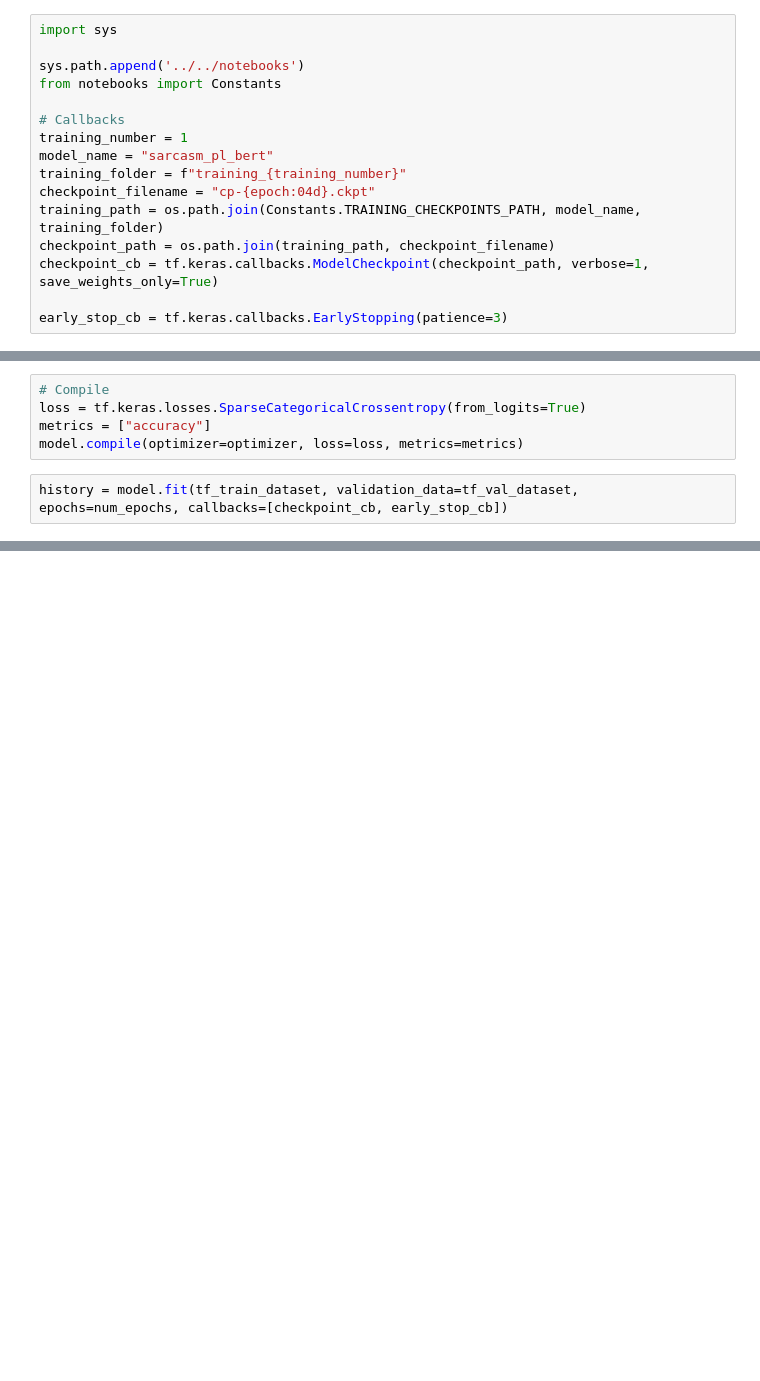
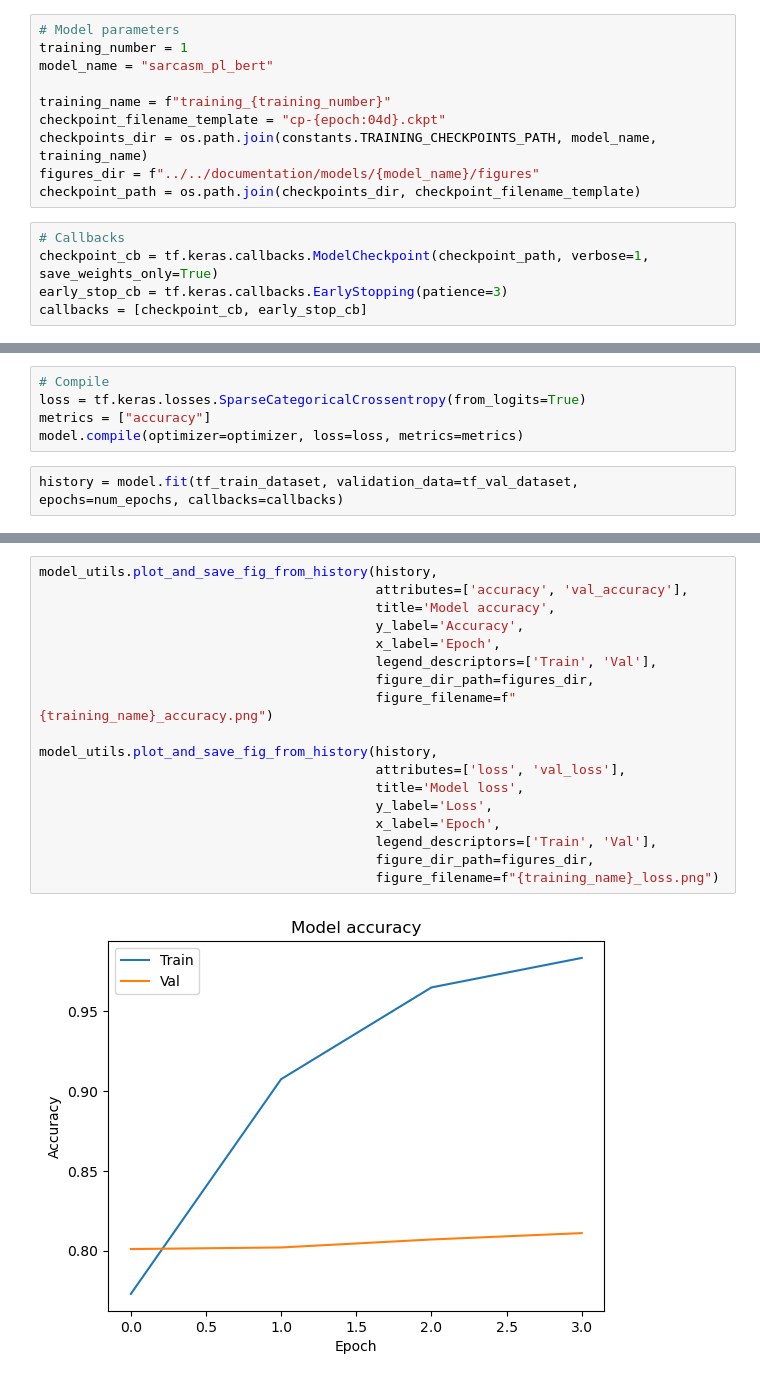
Before and after one commit to arsemi337/nlp-models, a Jupyter notebook: notebooks/sarcasm/sarcasm_pl_bert.ipynb, the cells around one changed output, grey strips where cells are left out. Cells and saved outputs as stored; diff of their text form; blank space fills up the shorter version.

Commit message:
Refactored notebooks and moved commonly used functions to separate file

```diff
--- a/notebooks/sarcasm/sarcasm_pl_bert.ipynb
+++ b/notebooks/sarcasm/sarcasm_pl_bert.ipynb
@@ -102,19 +82,18 @@ New behaviour: columns=['a'],labels=['labels'] -> ({'a': tf.Tensor}, {'labels':
              : columns='a', labels='labels' -> (tf.Tensor, tf.Tensor)
   warnings.warn(
 You're using a BertTokenizerFast tokenizer. Please note that with a fast tokenizer, using the `__call__` method is faster than using a method to encode the text followed by a call to the `pad` method  ...
+# %%
+# Model parameters
+training_number = 1
+model_name = "sarcasm_pl_bert"
+
+training_name = f"training_{training_number}"
+checkpoint_filename_template = "cp-{epoch:04d}.ckpt"
+checkpoints_dir = os.path.join(constants.TRAINING_CHECKPOINTS_PATH, model_name, training_name)
+figures_dir = f"../../documentation/models/{model_name}/figures"
+checkpoint_path = os.path.join(checkpoints_dir, checkpoint_filename_template)
 # %%
-import sys
-
-sys.path.append('../../notebooks')
-from notebooks import Constants
-
 # Callbacks
-training_number = 1
-model_name = "sarcasm_pl_bert"
-training_folder = f"training_{training_number}"
-checkpoint_filename = "cp-{epoch:04d}.ckpt"
-training_path = os.path.join(Constants.TRAINING_CHECKPOINTS_PATH, model_name, training_folder)
-checkpoint_path = os.path.join(training_path, checkpoint_filename)
 checkpoint_cb = tf.keras.callbacks.ModelCheckpoint(checkpoint_path, verbose=1, save_weights_only=True)
-
 early_stop_cb = tf.keras.callbacks.EarlyStopping(patience=3)
+callbacks = [checkpoint_cb, early_stop_cb]
@@ -151,6 +123,6 @@ loss = tf.keras.losses.SparseCategoricalCrossentropy(from_logits=True)
 metrics = ["accuracy"]
 model.compile(optimizer=optimizer, loss=loss, metrics=metrics)
 # %%
-history = model.fit(tf_train_dataset, validation_data=tf_val_dataset, epochs=num_epochs, callbacks=[checkpoint_cb, early_stop_cb])
+history = model.fit(tf_train_dataset, validation_data=tf_val_dataset, epochs=num_epochs, callbacks=callbacks)
 # %% [output]
 Epoch 1/10
@@ -210,0 +144,20 @@ INFO:tensorflow:Assets written to: ../../trained_models\sarcasm_pl_bert_1\1\asse
+# %%
+model_utils.plot_and_save_fig_from_history(history,
+                                           attributes=['accuracy', 'val_accuracy'],
+                                           title='Model accuracy',
+                                           y_label='Accuracy',
+                                           x_label='Epoch',
+                                           legend_descriptors=['Train', 'Val'],
+                                           figure_dir_path=figures_dir,
+                                           figure_filename=f"{training_name}_accuracy.png")
+
+model_utils.plot_and_save_fig_from_history(history,
+                                           attributes=['loss', 'val_loss'],
+                                           title='Model loss',
+                                           y_label='Loss',
+                                           x_label='Epoch',
+                                           legend_descriptors=['Train', 'Val'],
+                                           figure_dir_path=figures_dir,
+                                           figure_filename=f"{training_name}_loss.png")
+# %% [output]
+[figure, added]
```
Also changed, not shown: parts of 24 cells of this notebook, 6 other files.
